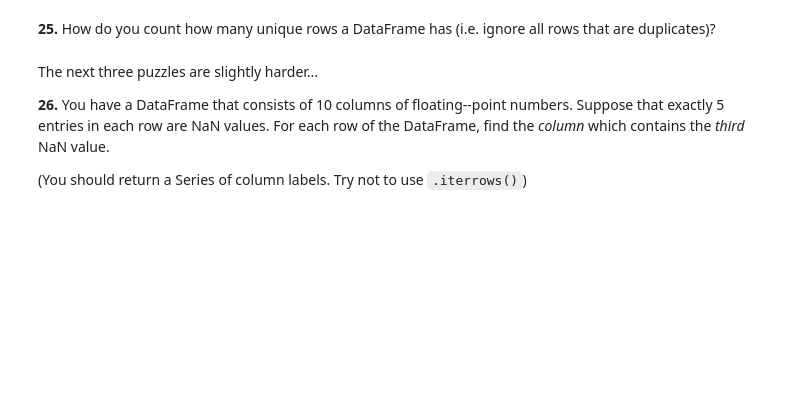
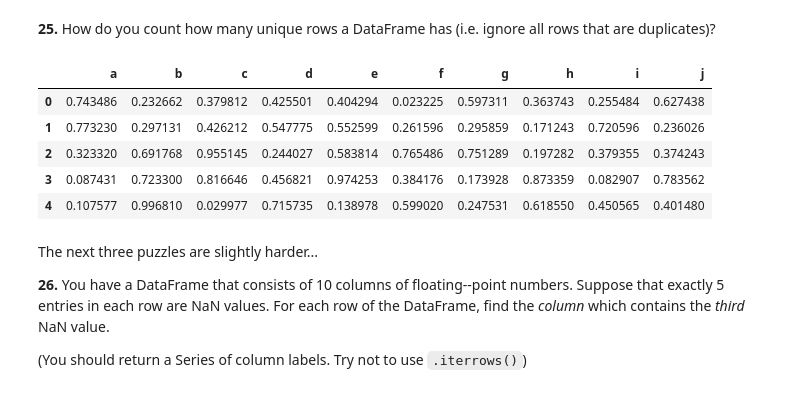
Before and after one commit to N0t10n/Strive_school, a Jupyter notebook: M1_Python/d7_Pandas/100-pandas-puzzles.ipynb, the cells around one changed output. Cells and saved outputs as stored; diff of their text form; code cells hidden in the pictures; blank space fills up the shorter version.

````diff
--- a/M1_Python/d7_Pandas/100-pandas-puzzles.ipynb
+++ b/M1_Python/d7_Pandas/100-pandas-puzzles.ipynb
@@ -361,3 +380,8 @@ how do you subtract the row mean from each element in the row?
 df = pd.DataFrame(np.random.random(size=(5, 10)), columns=list('abcdefghij'))
 ```
 Which column of numbers has the smallest sum? (Find that column's label.)
+# %%
+df = pd.DataFrame(np.random.random(size=(5, 10)), columns=list('abcdefghij'))
+
+print(df.sum())
+print("\n", df.sum().idxmin(), " has a sum of ", df.sum().min())
@@ -364,5 +402,15 @@ Which column of numbers has the smallest sum? (Find that column's label.)
 # %% [markdown]
 **25.** How do you count how many unique rows a DataFrame has (i.e. ignore all rows that are duplicates)?
+# %%
+df_c = df.drop_duplicates()
+df_c
+# %% [output]
+|  | a | b | c | d | e | f | g | h | i | j |
+| 0 | 0.743486 | 0.232662 | 0.379812 | 0.425501 | 0.404294 | 0.023225 | 0.597311 | 0.363743 | 0.255484 | 0.627438 |
+| 1 | 0.773230 | 0.297131 | 0.426212 | 0.547775 | 0.552599 | 0.261596 | 0.295859 | 0.171243 | 0.720596 | 0.236026 |
+| 2 | 0.323320 | 0.691768 | 0.955145 | 0.244027 | 0.583814 | 0.765486 | 0.751289 | 0.197282 | 0.379355 | 0.374243 |
+| 3 | 0.087431 | 0.723300 | 0.816646 | 0.456821 | 0.974253 | 0.384176 | 0.173928 | 0.873359 | 0.082907 | 0.783562 |
+| 4 | 0.107577 | 0.996810 | 0.029977 | 0.715735 | 0.138978 | 0.599020 | 0.247531 | 0.618550 | 0.450565 | 0.401480 |
 # %% [markdown]
 The next three puzzles are slightly harder...
 
````
Also changed, not shown: parts of 7 cells of this notebook.
